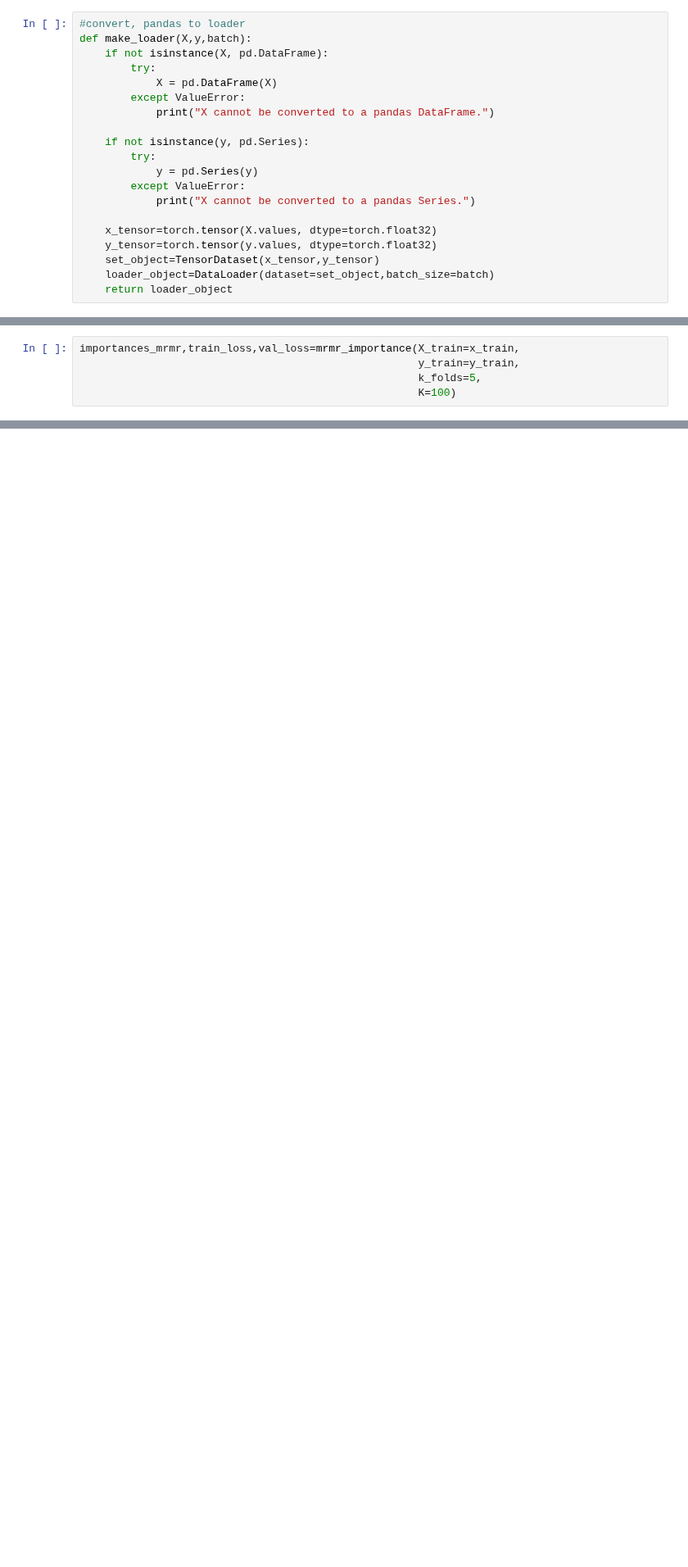
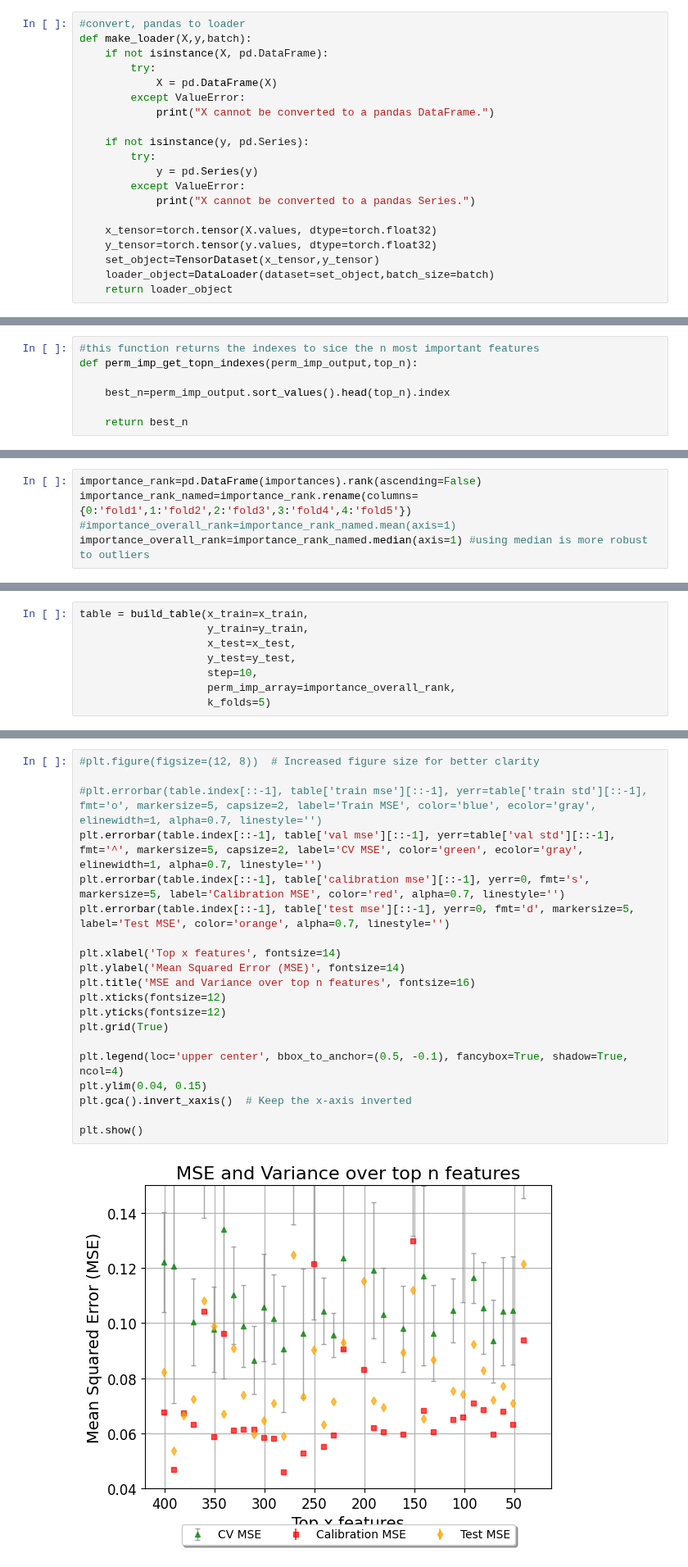
Before and after one commit to Lucas-ZR/datahow-thesis-feup, a Jupyter notebook: torch_perm_imp_reg.ipynb, the cells around one changed output, grey strips where cells are left out. Shown at 82% size. Cells and saved outputs as stored; diff of their text form; blank space fills up the shorter version.

```diff
--- a/torch_perm_imp_reg.ipynb
+++ b/torch_perm_imp_reg.ipynb
@@ -476,5 +228,0 @@ def mrmr_importance(X_train,y_train,k_folds,K):
-# %%
-importances_mrmr,train_loss,val_loss=mrmr_importance(X_train=x_train,
-                                                     y_train=y_train,
-                                                     k_folds=5,
-                                                     K=100)
@@ -514,0 +285,7 @@ plt.show()
+# %%
+#this function returns the indexes to sice the n most important features
+def perm_imp_get_topn_indexes(perm_imp_output,top_n):
+
+    best_n=perm_imp_output.sort_values().head(top_n).index
+
+    return best_n
@@ -514,0 +387,5 @@ plt.show()
+# %%
+importance_rank=pd.DataFrame(importances).rank(ascending=False)
+importance_rank_named=importance_rank.rename(columns={0:'fold1',1:'fold2',2:'fold3',3:'fold4',4:'fold5'})
+#importance_overall_rank=importance_rank_named.mean(axis=1)
+importance_overall_rank=importance_rank_named.median(axis=1) #using median is more robust to outliers
@@ -514,0 +402,8 @@ plt.show()
+# %%
+table = build_table(x_train=x_train,
+                    y_train=y_train,
+                    x_test=x_test,
+                    y_test=y_test,
+                    step=10,
+                    perm_imp_array=importance_overall_rank,
+                    k_folds=5)
@@ -514,0 +438,22 @@ plt.show()
+# %%
+#plt.figure(figsize=(12, 8))  # Increased figure size for better clarity
+
+#plt.errorbar(table.index[::-1], table['train mse'][::-1], yerr=table['train std'][::-1], fmt='o', markersize=5, capsize=2, label='Train MSE', color='blue', ecolor='gray', elinewidth=1, alpha=0.7, linestyle='')
+plt.errorbar(table.index[::-1], table['val mse'][::-1], yerr=table['val std'][::-1], fmt='^', markersize=5, capsize=2, label='CV MSE', color='green', ecolor='gray', elinewidth=1, alpha=0.7, linestyle='')
+plt.errorbar(table.index[::-1], table['calibration mse'][::-1], yerr=0, fmt='s', markersize=5, label='Calibration MSE', color='red', alpha=0.7, linestyle='')
+plt.errorbar(table.index[::-1], table['test mse'][::-1], yerr=0, fmt='d', markersize=5, label='Test MSE', color='orange', alpha=0.7, linestyle='')
+
+plt.xlabel('Top x features', fontsize=14)
+plt.ylabel('Mean Squared Error (MSE)', fontsize=14)
+plt.title('MSE and Variance over top n features', fontsize=16)
+plt.xticks(fontsize=12)
+plt.yticks(fontsize=12)
+plt.grid(True)
+
+plt.legend(loc='upper center', bbox_to_anchor=(0.5, -0.1), fancybox=True, shadow=True, ncol=4)
+plt.ylim(0.04, 0.15)
+plt.gca().invert_xaxis()  # Keep the x-axis inverted
+
+plt.show()
+# %% [output]
+[figure, added]
```
Also changed, not shown: parts of 65 cells of this notebook.
